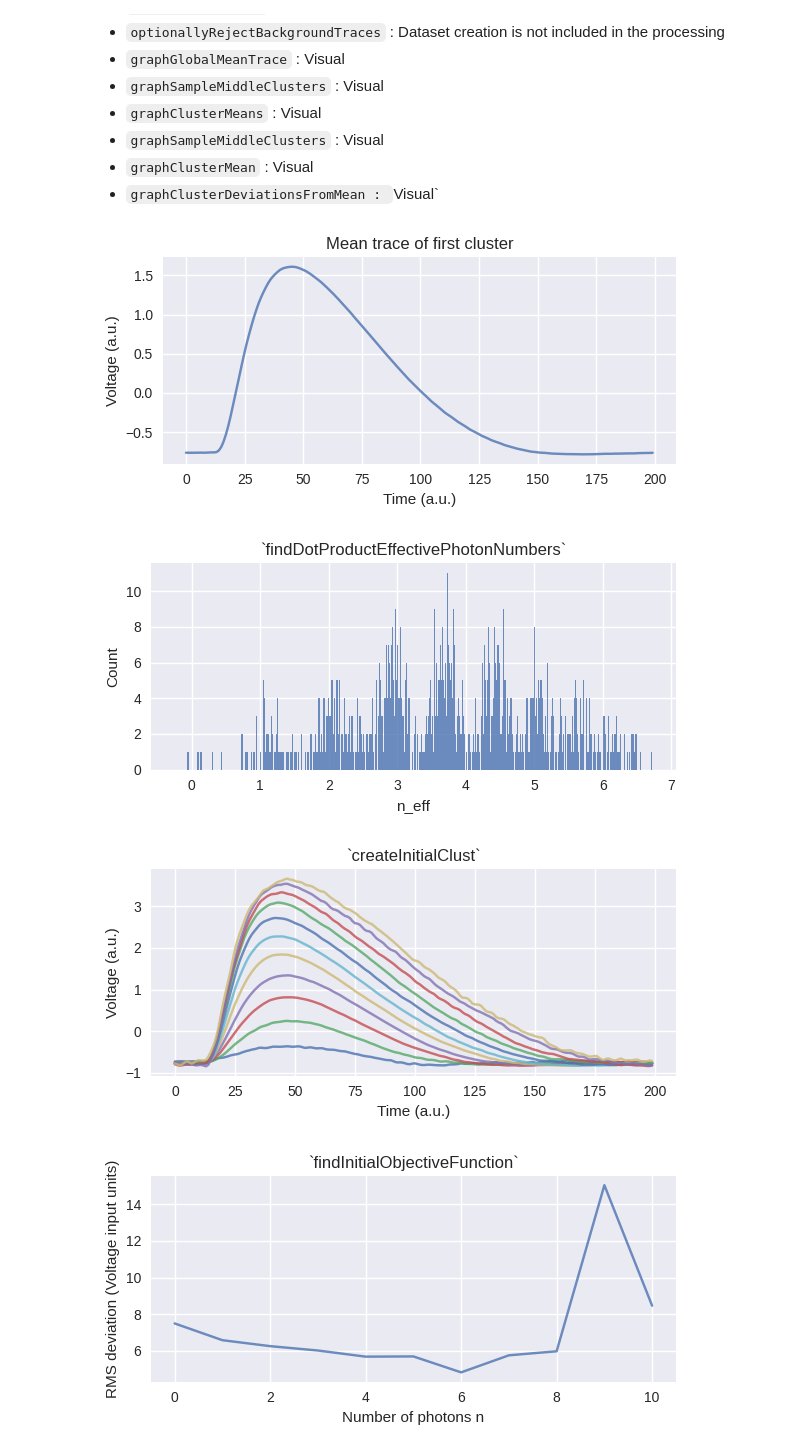
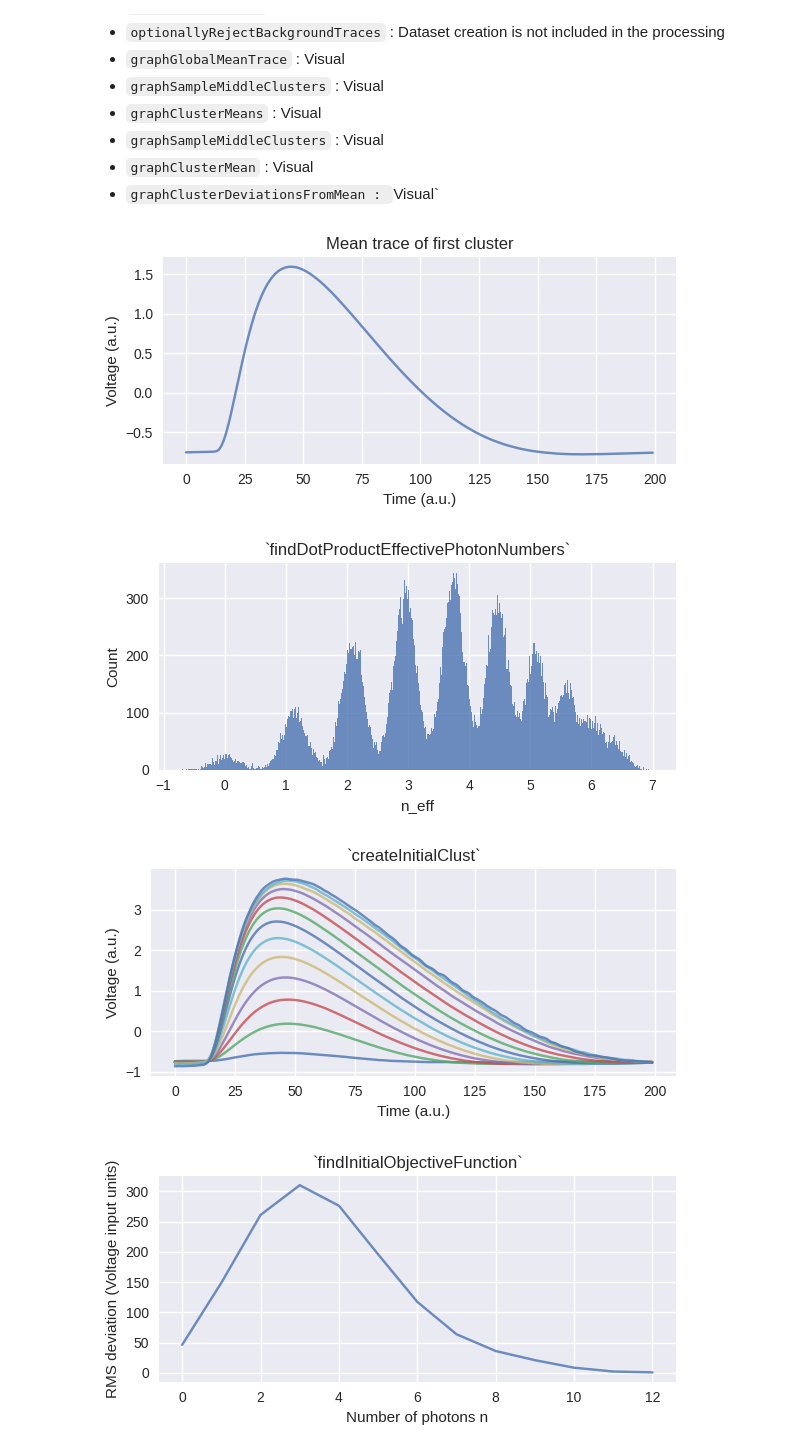
Before and after one commit to polyquantique/Poisson-Inspired-Kmeans, a Jupyter notebook: dev_PIKA.ipynb, the cells around one changed output. Cells and saved outputs as stored; diff of their text form; code cells hidden in the pictures.

```diff
--- a/dev_PIKA.ipynb
+++ b/dev_PIKA.ipynb
@@ -737,19 +747,19 @@ class PIKA:
 # %%
 pk = PIKA(
-   nCool = 50,
+   nCool = 1000,
    nGreedy = 10,
    tAnneal = 1,
    coolConst = 1,
    nSigma = 3.,
    verbose = True
 )
 
 pk.fit(
-   data = data_train[:, :1_000, :],
+   data = data_train[:, :50_000, :],
    nPhotonAvgList = [3.7],
 )
 # %% [output]
 [figure]
-[figure, old version]
+[figure, new version]
-[figure, old version]
+[figure, new version]
-[figure, old version]
+[figure, new version]
```
Also changed, not shown: parts of 3 cells of this notebook, 3 other files.
